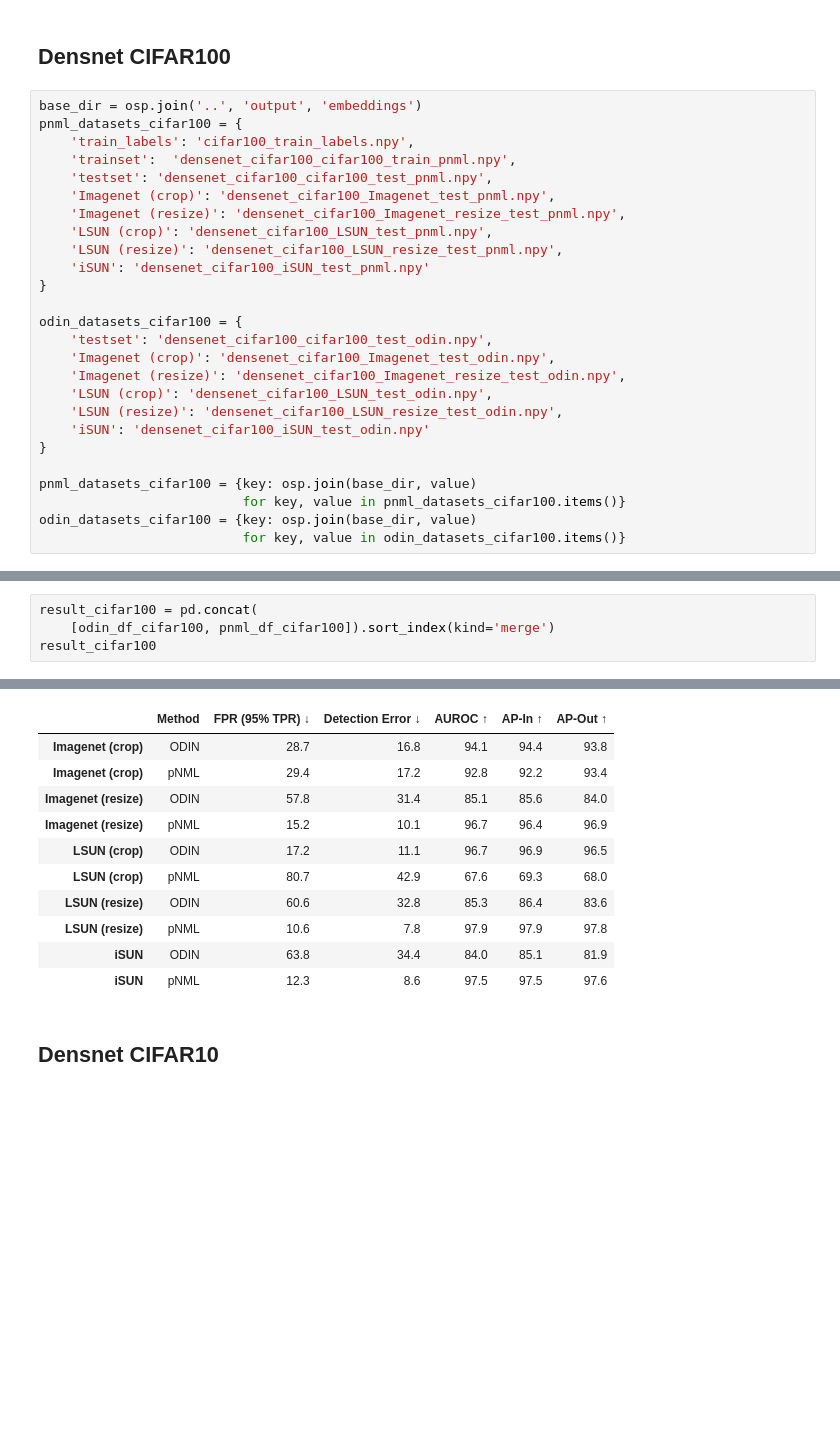
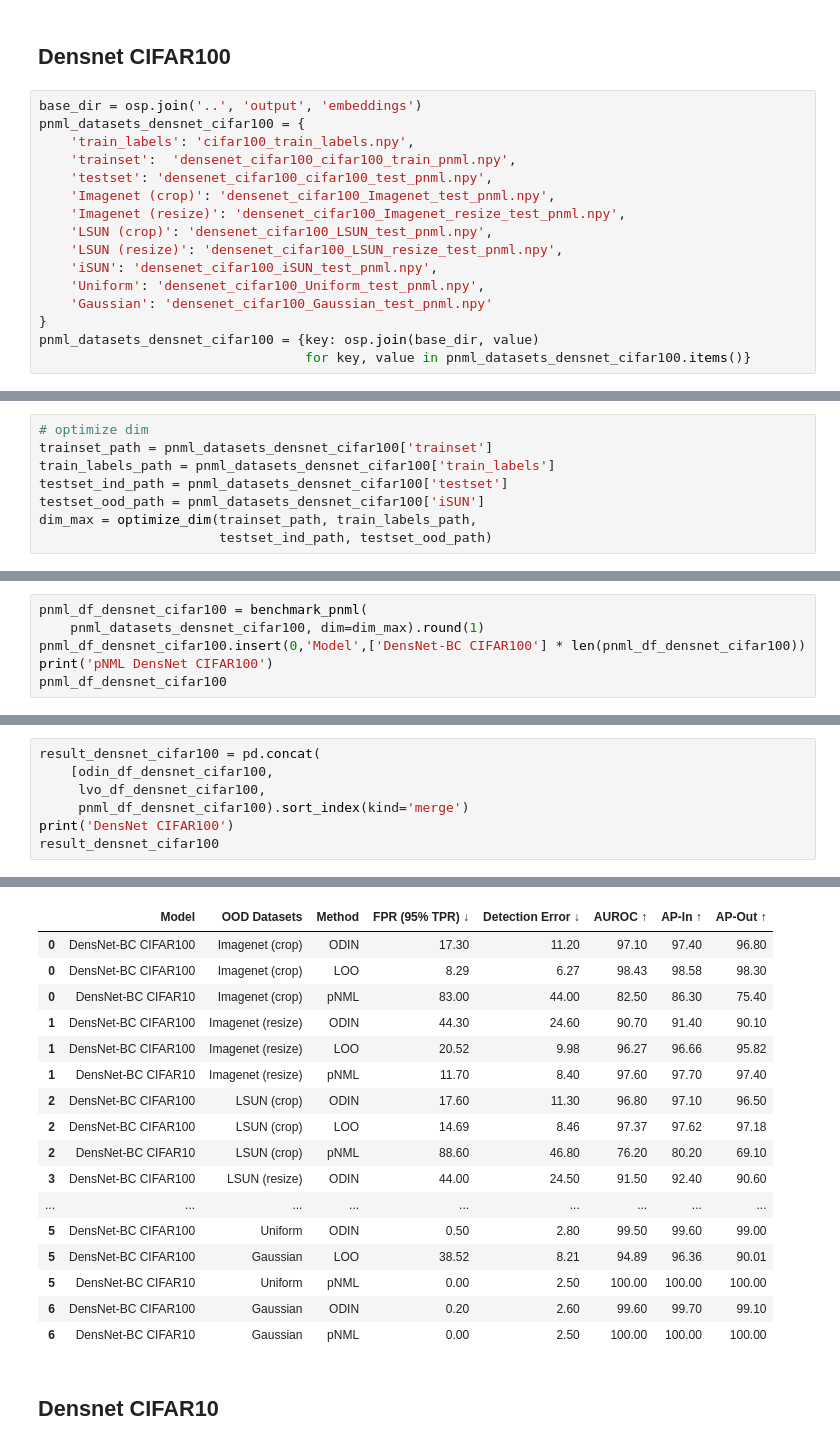
Before and after one commit to kobybibas/pnml_ood_detection, a Jupyter notebook: notebooks/embedding.ipynb, the cells around one changed output, grey strips where cells are left out. Cells and saved outputs as stored; diff of their text form; blank space fills up the shorter version.

Commit message:
cleaning. Added noise datasets

```diff
--- a/notebooks/embedding.ipynb
+++ b/notebooks/embedding.ipynb
@@ -22,7 +24,7 @@ plt = single_column_plt_params(plt)
 ## Densnet CIFAR100
 # %%
 base_dir = osp.join('..', 'output', 'embeddings')
-pnml_datasets_cifar100 = {
+pnml_datasets_densnet_cifar100 = {
     'train_labels': 'cifar100_train_labels.npy',
     'trainset':  'densenet_cifar100_cifar100_train_pnml.npy',
     'testset': 'densenet_cifar100_cifar100_test_pnml.npy',
@@ -30,19 +32,9 @@ pnml_datasets_cifar100 = {
     'Imagenet (resize)': 'densenet_cifar100_Imagenet_resize_test_pnml.npy',
     'LSUN (crop)': 'densenet_cifar100_LSUN_test_pnml.npy',
     'LSUN (resize)': 'densenet_cifar100_LSUN_resize_test_pnml.npy',
-    'iSUN': 'densenet_cifar100_iSUN_test_pnml.npy'
+    'iSUN': 'densenet_cifar100_iSUN_test_pnml.npy',
+    'Uniform': 'densenet_cifar100_Uniform_test_pnml.npy',
+    'Gaussian': 'densenet_cifar100_Gaussian_test_pnml.npy'
 }
-
-odin_datasets_cifar100 = {
-    'testset': 'densenet_cifar100_cifar100_test_odin.npy',
-    'Imagenet (crop)': 'densenet_cifar100_Imagenet_test_odin.npy',
-    'Imagenet (resize)': 'densenet_cifar100_Imagenet_resize_test_odin.npy',
-    'LSUN (crop)': 'densenet_cifar100_LSUN_test_odin.npy',
-    'LSUN (resize)': 'densenet_cifar100_LSUN_resize_test_odin.npy',
-    'iSUN': 'densenet_cifar100_iSUN_test_odin.npy'
-}
-
-pnml_datasets_cifar100 = {key: osp.join(base_dir, value)
-                          for key, value in pnml_datasets_cifar100.items()}
-odin_datasets_cifar100 = {key: osp.join(base_dir, value)
-                          for key, value in odin_datasets_cifar100.items()}
+pnml_datasets_densnet_cifar100 = {key: osp.join(base_dir, value)
+                                  for key, value in pnml_datasets_densnet_cifar100.items()}
@@ -82,0 +64,8 @@ ODIN CIFAR100
+# %%
+# optimize dim
+trainset_path = pnml_datasets_densnet_cifar100['trainset']
+train_labels_path = pnml_datasets_densnet_cifar100['train_labels']
+testset_ind_path = pnml_datasets_densnet_cifar100['testset']
+testset_ood_path = pnml_datasets_densnet_cifar100['iSUN']
+dim_max = optimize_dim(trainset_path, train_labels_path,
+                       testset_ind_path, testset_ood_path)
@@ -82,0 +80,6 @@ ODIN CIFAR100
+# %%
+pnml_df_densnet_cifar100 = benchmark_pnml(
+    pnml_datasets_densnet_cifar100, dim=dim_max).round(1)
+pnml_df_densnet_cifar100.insert(0,'Model',['DensNet-BC CIFAR100'] * len(pnml_df_densnet_cifar100))
+print('pNML DensNet CIFAR100')
+pnml_df_densnet_cifar100
@@ -83,5 +103,8 @@ ODIN CIFAR100
 # %%
-result_cifar100 = pd.concat(
-    [odin_df_cifar100, pnml_df_cifar100]).sort_index(kind='merge')
-result_cifar100
+result_densnet_cifar100 = pd.concat(
+    [odin_df_densnet_cifar100,
+     lvo_df_densnet_cifar100,
+     pnml_df_densnet_cifar100).sort_index(kind='merge')
+print('DensNet CIFAR100')
+result_densnet_cifar100
 # %% [output]
@@ -88,13 +112,19 @@ result_cifar100
-|  | Method | FPR (95% TPR) ↓ | Detection Error ↓ | AUROC ↑ | AP-In ↑ | AP-Out ↑ |
-| Imagenet (crop) | ODIN | 28.7 | 16.8 | 94.1 | 94.4 | 93.8 |
-| Imagenet (crop) | pNML | 29.4 | 17.2 | 92.8 | 92.2 | 93.4 |
-| Imagenet (resize) | ODIN | 57.8 | 31.4 | 85.1 | 85.6 | 84.0 |
-| Imagenet (resize) | pNML | 15.2 | 10.1 | 96.7 | 96.4 | 96.9 |
-| LSUN (crop) | ODIN | 17.2 | 11.1 | 96.7 | 96.9 | 96.5 |
-| LSUN (crop) | pNML | 80.7 | 42.9 | 67.6 | 69.3 | 68.0 |
-| LSUN (resize) | ODIN | 60.6 | 32.8 | 85.3 | 86.4 | 83.6 |
-| LSUN (resize) | pNML | 10.6 | 7.8 | 97.9 | 97.9 | 97.8 |
-| iSUN | ODIN | 63.8 | 34.4 | 84.0 | 85.1 | 81.9 |
-| iSUN | pNML | 12.3 | 8.6 | 97.5 | 97.5 | 97.6 |
+|  | Model | OOD Datasets | Method | FPR (95% TPR) ↓ | Detection Error ↓ | AUROC ↑ | AP-In ↑ | AP-Out ↑ |
+| 0 | DensNet-BC CIFAR100 | Imagenet (crop) | ODIN | 17.30 | 11.20 | 97.10 | 97.40 | 96.80 |
+| 0 | DensNet-BC CIFAR100 | Imagenet (crop) | LOO | 8.29 | 6.27 | 98.43 | 98.58 | 98.30 |
+| 0 | DensNet-BC CIFAR10 | Imagenet (crop) | pNML | 83.00 | 44.00 | 82.50 | 86.30 | 75.40 |
+| 1 | DensNet-BC CIFAR100 | Imagenet (resize) | ODIN | 44.30 | 24.60 | 90.70 | 91.40 | 90.10 |
+| 1 | DensNet-BC CIFAR100 | Imagenet (resize) | LOO | 20.52 | 9.98 | 96.27 | 96.66 | 95.82 |
+| 1 | DensNet-BC CIFAR10 | Imagenet (resize) | pNML | 11.70 | 8.40 | 97.60 | 97.70 | 97.40 |
+| 2 | DensNet-BC CIFAR100 | LSUN (crop) | ODIN | 17.60 | 11.30 | 96.80 | 97.10 | 96.50 |
+| 2 | DensNet-BC CIFAR100 | LSUN (crop) | LOO | 14.69 | 8.46 | 97.37 | 97.62 | 97.18 |
+| 2 | DensNet-BC CIFAR10 | LSUN (crop) | pNML | 88.60 | 46.80 | 76.20 | 80.20 | 69.10 |
+| 3 | DensNet-BC CIFAR100 | LSUN (resize) | ODIN | 44.00 | 24.50 | 91.50 | 92.40 | 90.60 |
+| ... | ... | ... | ... | ... | ... | ... | ... | ... |
+| 5 | DensNet-BC CIFAR100 | Uniform | ODIN | 0.50 | 2.80 | 99.50 | 99.60 | 99.00 |
+| 5 | DensNet-BC CIFAR100 | Gaussian | LOO | 38.52 | 8.21 | 94.89 | 96.36 | 90.01 |
+| 5 | DensNet-BC CIFAR10 | Uniform | pNML | 0.00 | 2.50 | 100.00 | 100.00 | 100.00 |
+| 6 | DensNet-BC CIFAR100 | Gaussian | ODIN | 0.20 | 2.60 | 99.60 | 99.70 | 99.10 |
+| 6 | DensNet-BC CIFAR10 | Gaussian | pNML | 0.00 | 2.50 | 100.00 | 100.00 | 100.00 |
 # %% [markdown]
 ## Densnet CIFAR10
```
Also changed, not shown: parts of 31 cells of this notebook, 15 other files.
